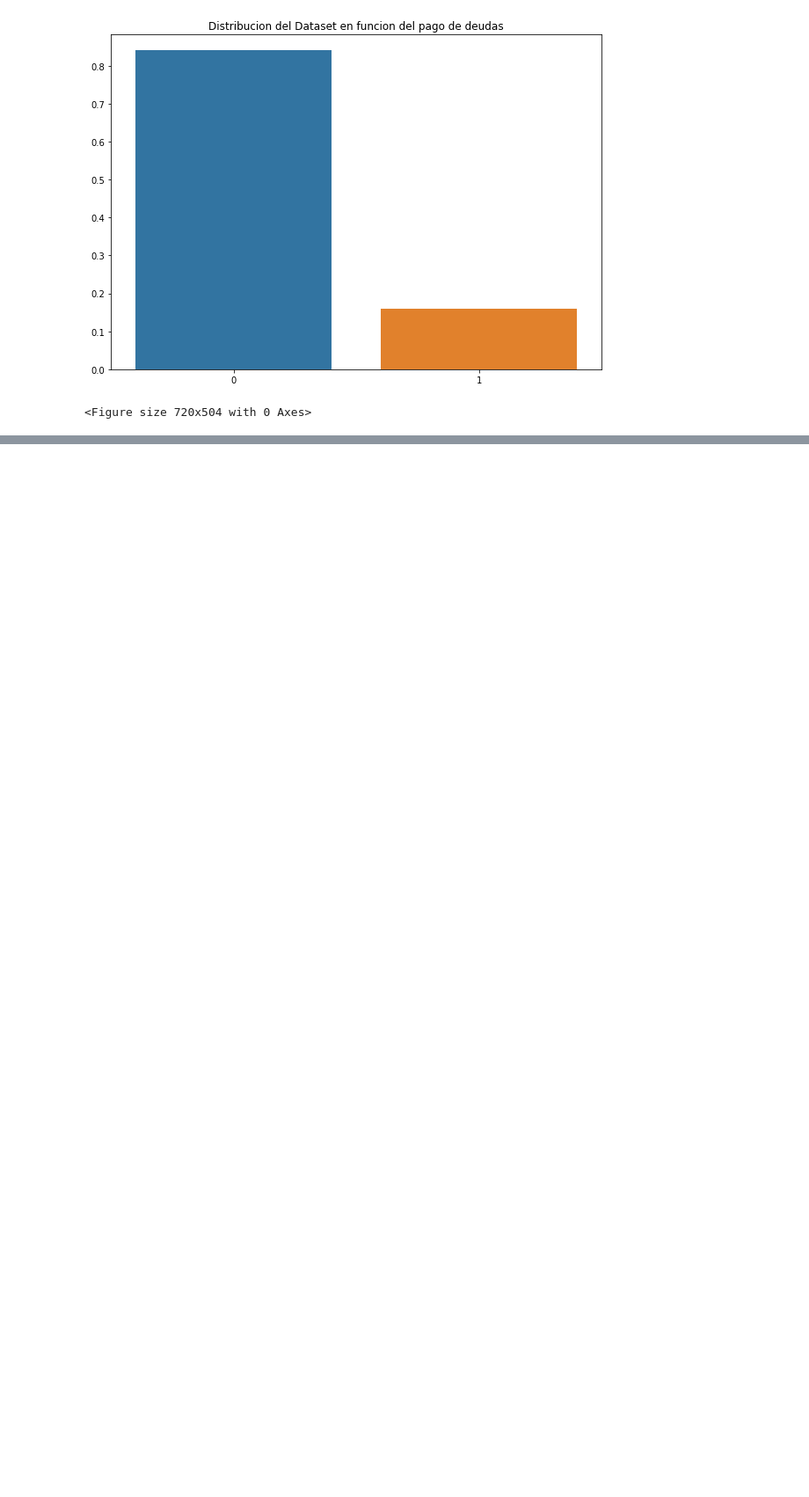
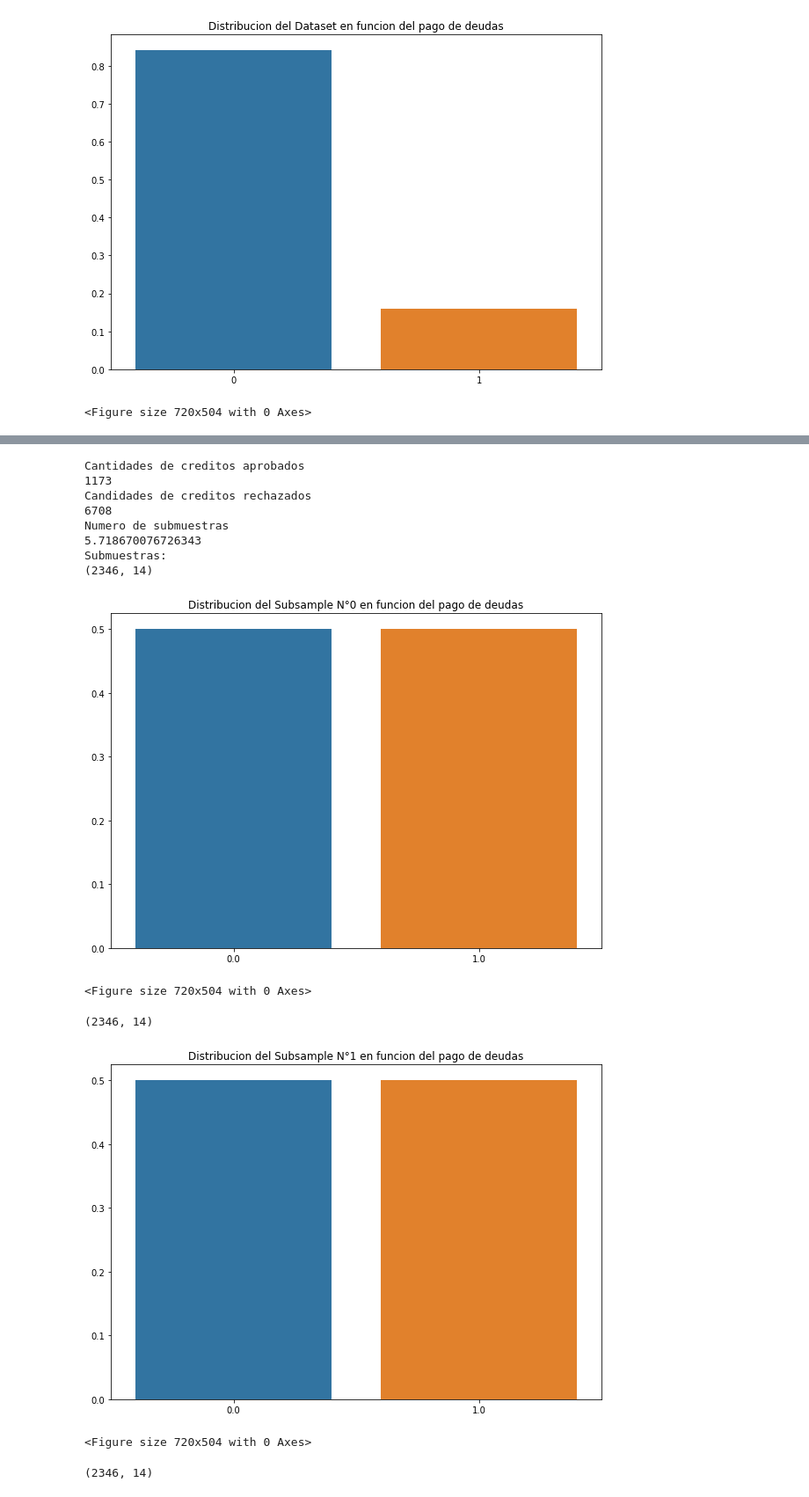
Before and after one commit to Craziertexas/bookish-train, a Jupyter notebook: bookish-train.ipynb, the cells around one changed output, grey strips where cells are left out. Shown: that part at 88% size. Drawn from its saved outputs; the diff is of its cells as text; code cells hidden in the pictures; blank space fills up the shorter version.

```diff
--- a/bookish-train.ipynb
+++ b/bookish-train.ipynb
@@ -156,0 +287,49 @@ plt.show()
+# %%
+#Metodologia de Balanceo por submuestreo de la clase mayoritaria
+
+NAproved = TrainDT.pivot_table(columns = ["not.fully.paid"], aggfunc = 'size')[1]
+NRejected = TrainDT.pivot_table(columns = ["not.fully.paid"], aggfunc = 'size')[0]
+NSubsamples = (NRejected/NAproved)
+print("Cantidades de creditos aprobados")
+print(NAproved)
+print("Candidades de creditos rechazados")
+print(NRejected)
+print("Numero de submuestras")
+print(NSubsamples)
+
+RejectedDT = NormalizedData.loc[NormalizedData["not.fully.paid"] == 0].copy()
+AProvedDT = NormalizedData.loc[NormalizedData["not.fully.paid"] == 1].copy()
+
+Subsamples = list()
+for i in range(int(NSubsamples)):
+    Subsample = RejectedDT.sample(frac = 1/(NSubsamples - i), random_state = random.randrange(100,1000))
+    RejectedDT = RejectedDT.drop(Subsample.index)
+    Subsample = pd.concat([Subsample, AProvedDT])
+    Subsample = Subsample.reset_index(drop = True)
+    Subsamples.append(Subsample)
+
+print("Submuestras: ")
+z = 0
+for Subsample in Subsamples:
+    print(Subsample.shape)
+    sns.barplot(x = (Subsample["not.fully.paid"].unique()),
+            y = Subsample.pivot_table(columns = ["not.fully.paid"], aggfunc = 'size')/Subsample.shape[0])
+    plt.title("Distribucion del Subsample N°" + str(z) + " en funcion del pago de deudas")
+    plt.figure(2)
+    plt.show()
+    z = z + 1
+# %% [output]
+Cantidades de creditos aprobados
+1173
+Candidades de creditos rechazados
+6708
+Numero de submuestras
+5.718670076726343
+Submuestras:
+(2346, 14)
+[figure, added]
+<Figure size 720x504 with 0 Axes>
+(2346, 14)
+[figure, added]
+<Figure size 720x504 with 0 Axes>
+(2346, 14)
```
Also changed, not shown: parts of 16 cells of this notebook, 22 other files.
